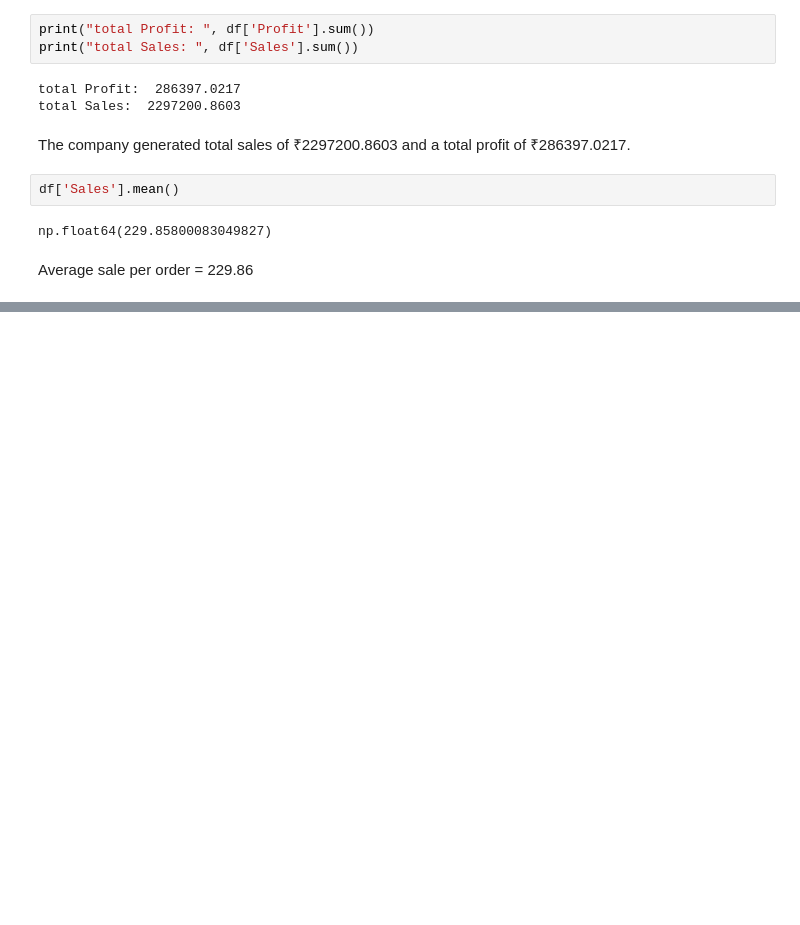
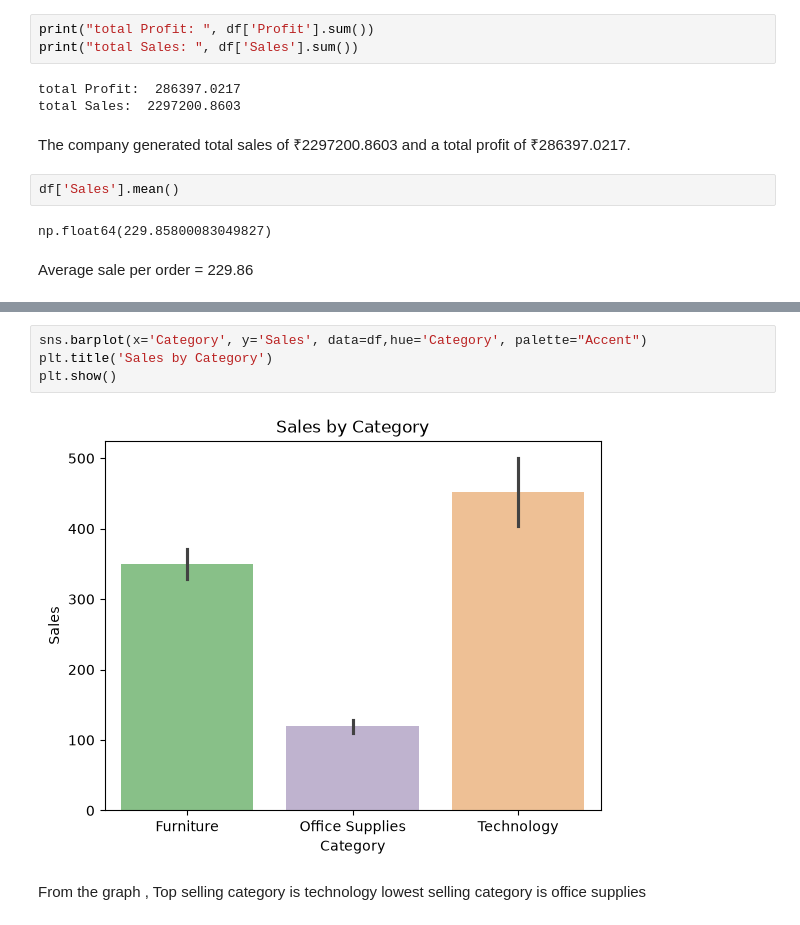
Before and after one commit to vaishnaviniwalkar/Superstore_Sales_Analysis, a Jupyter notebook: notebook/analysis.ipynb, the cells around one changed output, grey strips where cells are left out. Drawn from its saved outputs; the diff is of its cells as text; blank space fills up the shorter version.

Commit message:
Analysed category-wise sales and profit

```diff
--- a/notebook/analysis.ipynb
+++ b/notebook/analysis.ipynb
@@ -154,0 +165,9 @@ Average sale per order = 229.86
+# %%
+sns.barplot(x='Category', y='Sales', data=df,hue='Category', palette="Accent")
+plt.title('Sales by Category')
+plt.show()
+# %% [output]
+[figure, added]
+# %% [markdown]
+From the graph , Top selling category is technology
+lowest selling category is office supplies
```
Also changed, not shown: parts of 4 cells of this notebook.
